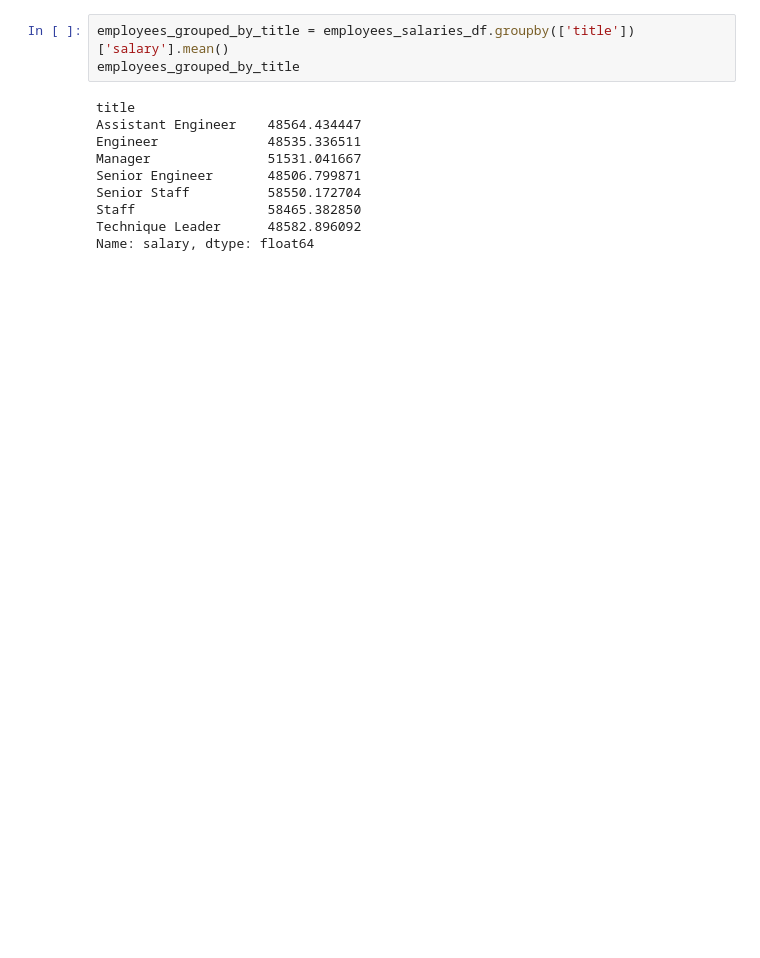
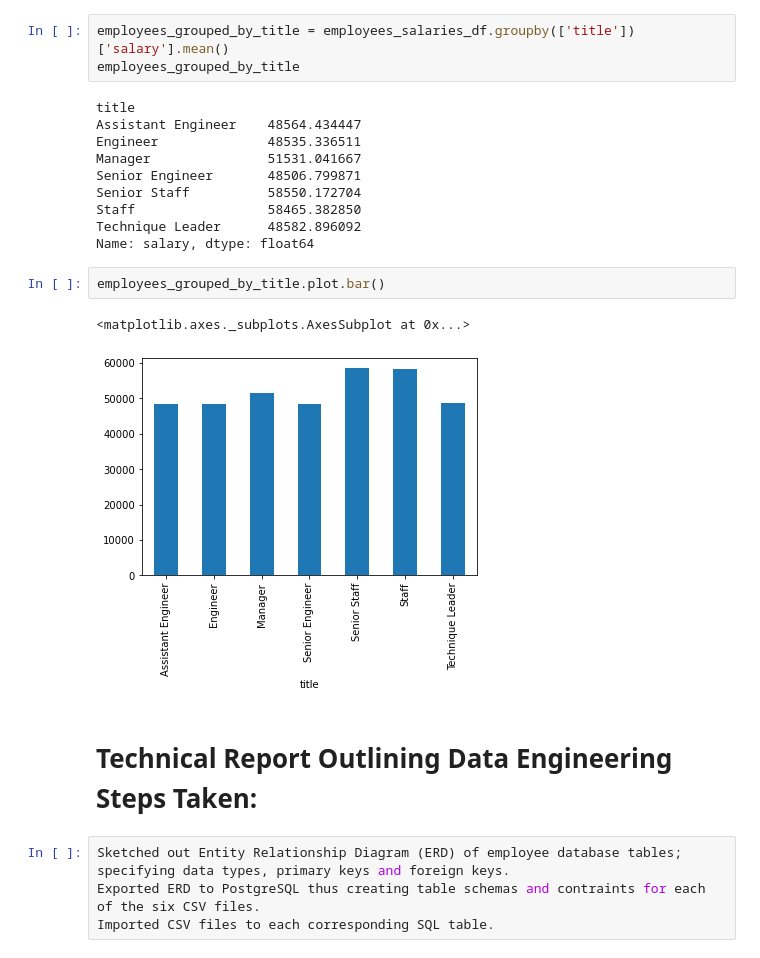
Before and after one commit to RUBALBHULLAR/A-Mystery-in-Two-Parts, a Jupyter notebook: EmployeeSQL/employee_db_Bonus.ipynb, the cells around one changed output. Cells and saved outputs as stored; diff of their text form; blank space fills up the shorter version.

```diff
--- a/EmployeeSQL/employee_db_Bonus.ipynb
+++ b/EmployeeSQL/employee_db_Bonus.ipynb
@@ -136,3 +139,14 @@ Senior Staff          58550.172704
 Staff                 58465.382850
 Technique Leader      48582.896092
 Name: salary, dtype: float64
+# %%
+employees_grouped_by_title.plot.bar()
+# %% [output]
+<matplotlib.axes._subplots.AxesSubplot at 0x...>
+[figure, added]
+# %% [markdown]
+# Technical Report Outlining Data Engineering Steps Taken:
+# %%
+Sketched out Entity Relationship Diagram (ERD) of employee database tables; specifying data types, primary keys and foreign keys.
+Exported ERD to PostgreSQL thus creating table schemas and contraints for each of the six CSV files.
+Imported CSV files to each corresponding SQL table.
```
Also changed, not shown: parts of 2 cells of this notebook.
